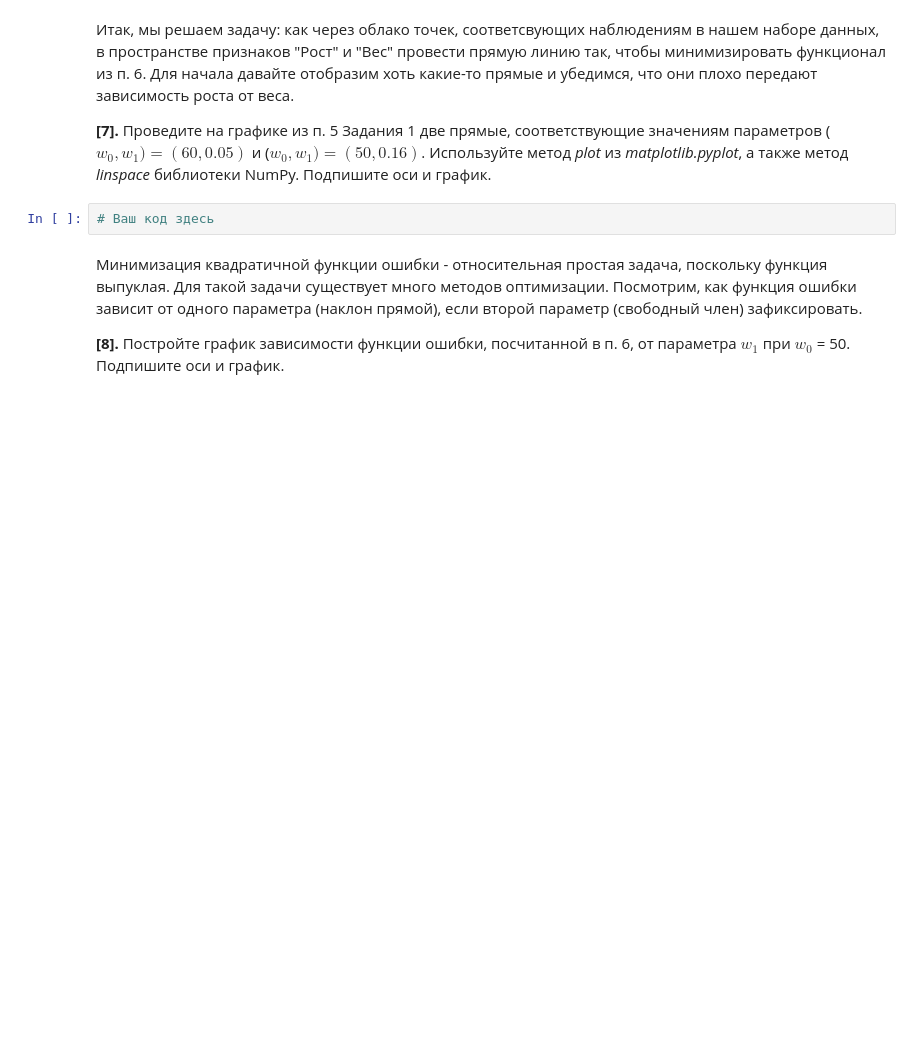
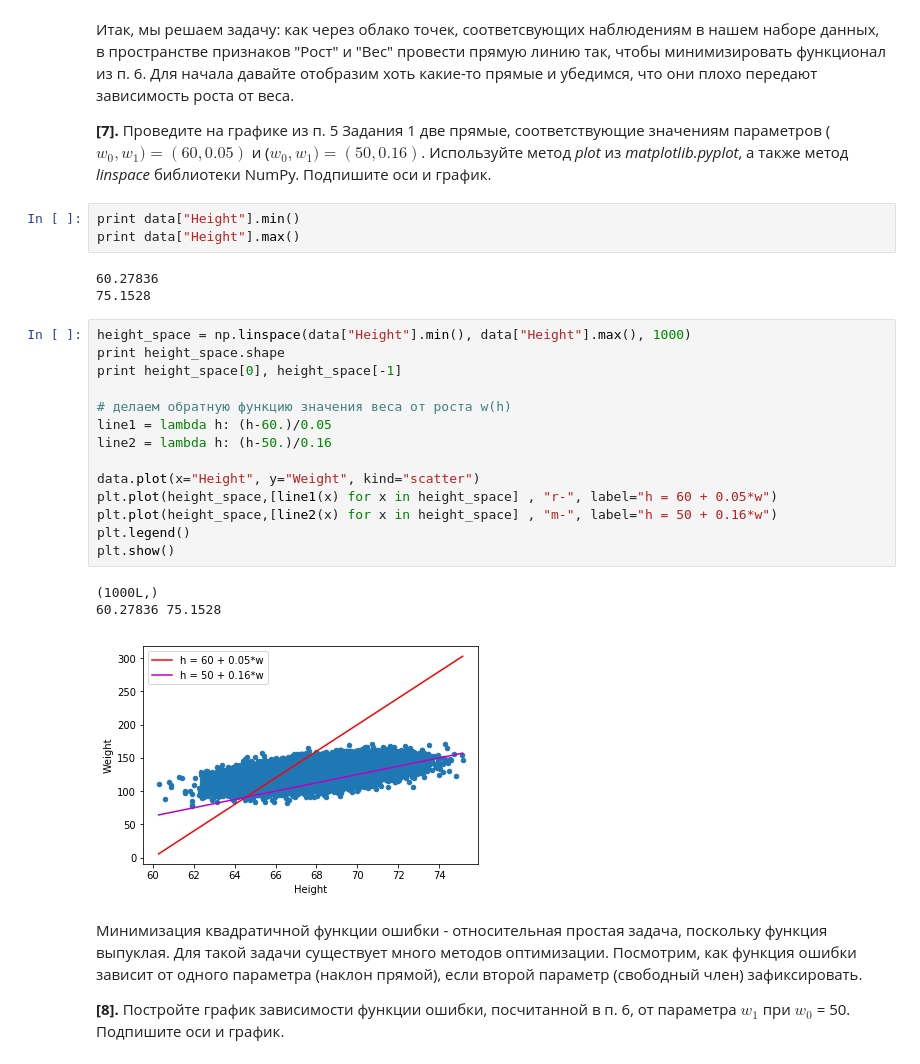
Before and after one commit to avikulin/PythonMath, a Jupyter notebook: Yandex ML Course #2/Labs/linreg_height_weight.ipynb, the cells around one changed output. Saved outputs shown, nothing was run; the diff lists cells and outputs as text; blank space fills up the shorter version.

```diff
--- a/Yandex ML Course #2/Labs/linreg_height_weight.ipynb
+++ b/Yandex ML Course #2/Labs/linreg_height_weight.ipynb
@@ -123,8 +125,30 @@ $$error(w_0, w_1) = \sum_{i=1}^n {(y_i - (w_0 + w_1 * x_i))}^2 $$
 Итак, мы решаем задачу: как через облако точек, соответсвующих наблюдениям в нашем наборе данных, в пространстве признаков "Рост" и "Вес" провести прямую линию так, чтобы минимизировать функционал из п. 6. Для начала давайте отобразим хоть какие-то прямые и убедимся, что они плохо передают зависимость роста от веса.
 
 **[7].** Проведите на графике из п. 5 Задания 1 две прямые, соответствующие значениям параметров ($w_0, w_1) = (60, 0.05)$ и ($w_0, w_1) = (50, 0.16)$. Используйте метод *plot* из *matplotlib.pyplot*, а также метод *linspace* библиотеки NumPy. Подпишите оси и график.
-# %%
-# Ваш код здесь
+# %%
+print data["Height"].min()
+print data["Height"].max()
+# %% [output]
+60.27836
+75.1528
+# %%
+height_space = np.linspace(data["Height"].min(), data["Height"].max(), 1000)
+print height_space.shape
+print height_space[0], height_space[-1]
+
+# делаем обратную функцию значения веса от роста w(h)
+line1 = lambda h: (h-60.)/0.05
+line2 = lambda h: (h-50.)/0.16
+
+data.plot(x="Height", y="Weight", kind="scatter")
+plt.plot(height_space,[line1(x) for x in height_space] , "r-", label="h = 60 + 0.05*w")
+plt.plot(height_space,[line2(x) for x in height_space] , "m-", label="h = 50 + 0.16*w")
+plt.legend()
+plt.show()
+# %% [output]
+(1000L,)
+60.27836 75.1528
+[figure, added]
 # %% [markdown]
 Минимизация квадратичной функции ошибки - относительная простая задача, поскольку функция выпуклая. Для такой задачи существует много методов оптимизации. Посмотрим, как функция ошибки зависит от одного параметра (наклон прямой), если второй параметр (свободный член) зафиксировать.
 
```
Also changed, not shown: parts of 2 cells of this notebook.
